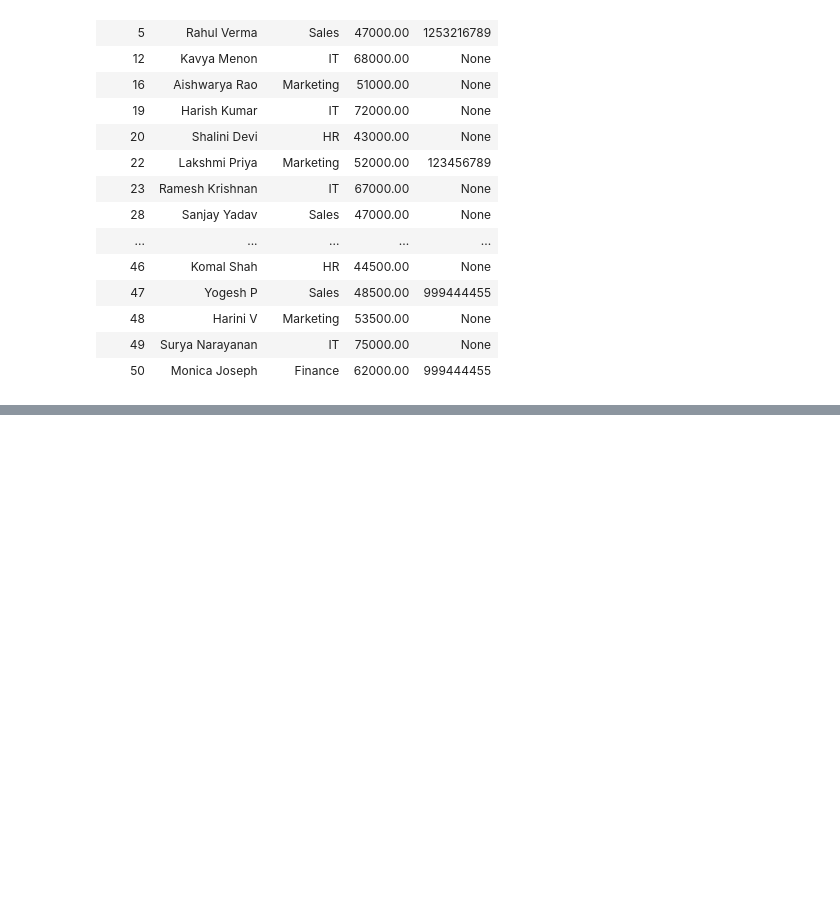
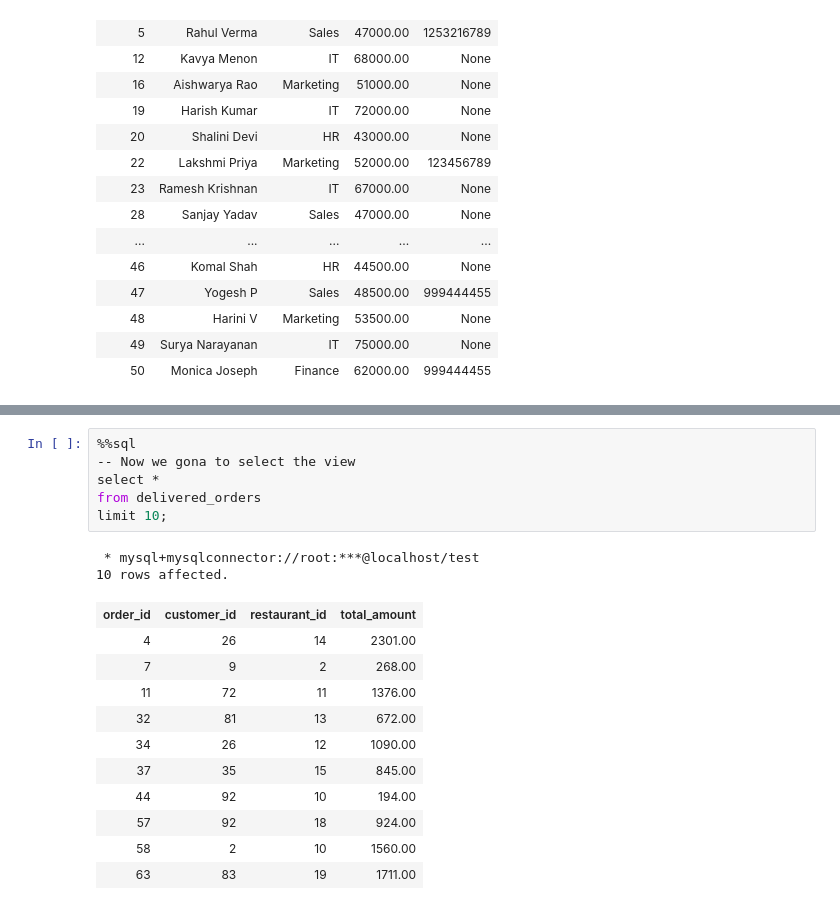
Before and after one commit to karthikeyanm-dev/DE-SQL, a Jupyter notebook: DE-With-Def.ipynb, the cells around one changed output, grey strips where cells are left out. Cells and saved outputs as stored; diff of their text form; blank space fills up the shorter version.

```diff
--- a/DE-With-Def.ipynb
+++ b/DE-With-Def.ipynb
@@ -8291,0 +8696,20 @@ where salary >
+# %%
+%%sql
+-- Now we gona to select the view
+select *
+from delivered_orders
+limit 10;
+# %% [output]
+ * mysql+mysqlconnector://root:***@localhost/test
+10 rows affected.
+| order_id | customer_id | restaurant_id | total_amount |
+| 4 | 26 | 14 | 2301.00 |
+| 7 | 9 | 2 | 268.00 |
+| 11 | 72 | 11 | 1376.00 |
+| 32 | 81 | 13 | 672.00 |
+| 34 | 26 | 12 | 1090.00 |
+| 37 | 35 | 15 | 845.00 |
+| 44 | 92 | 10 | 194.00 |
+| 57 | 92 | 18 | 924.00 |
+| 58 | 2 | 10 | 1560.00 |
+| 63 | 83 | 19 | 1711.00 |
```
Also changed, not shown: parts of 8 cells of this notebook.
